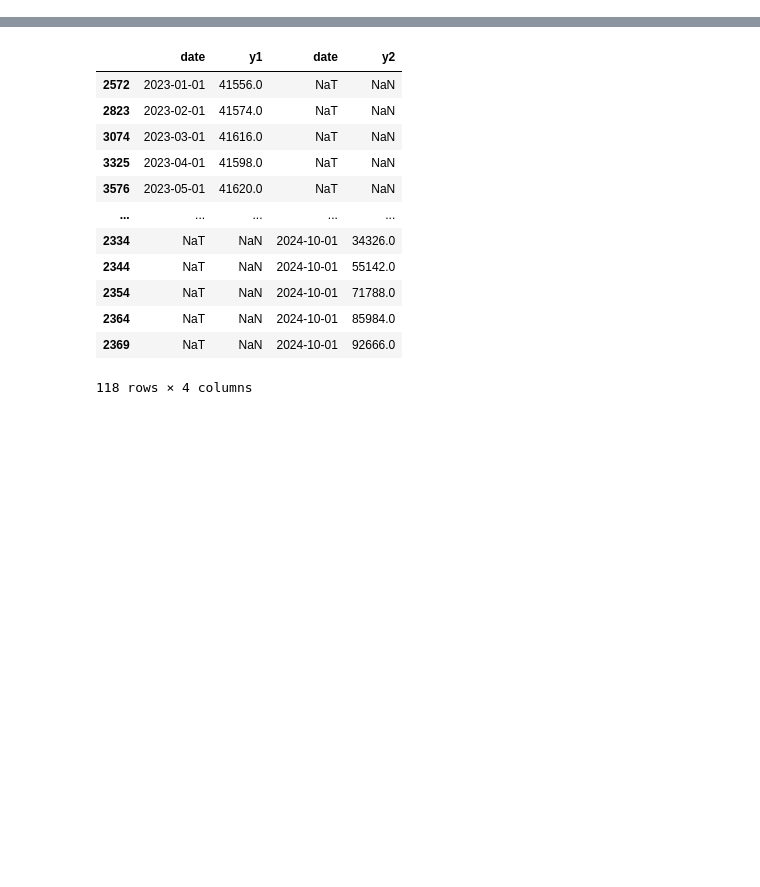
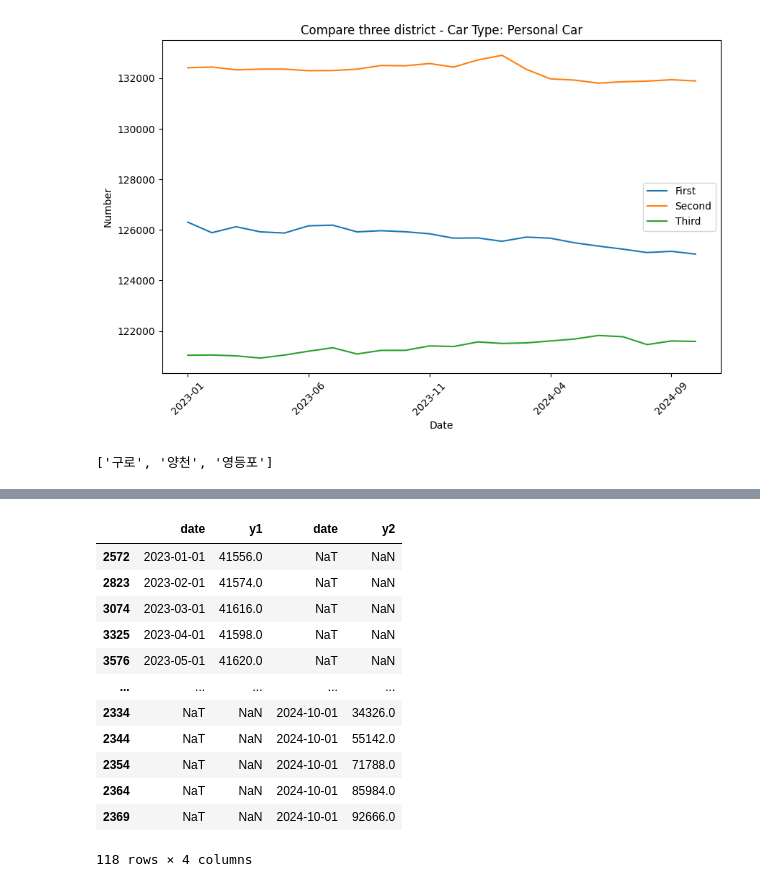
Before and after one commit to SKNETWORKS-FAMILY-AICAMP/SKN07-1st-2Team, a Jupyter notebook: analysis-district.ipynb, the cells around one changed output, grey strips where cells are left out. Cells and saved outputs as stored; diff of their text form; code cells hidden in the pictures; blank space fills up the shorter version.

```diff
--- a/analysis-district.ipynb
+++ b/analysis-district.ipynb
@@ -75,0 +180,69 @@ ga_df = pd.read_sql(query, engine)
+# %%
+import pandas as pd
+import matplotlib.pyplot as plt
+
+district = ['구로', '양천', '영등포']
+
+# 첫번째 데이터
+sigungu = df.drop(columns=['id'])
+gungu = district[0]
+cartype = '승용'
+
+sigungu['date'] = (sigungu['year'].astype(str) + '-' + sigungu['month'].astype(str).str.zfill(2))
+
+tmp = sigungu[(sigungu['district_gugun'].str.contains(gungu)) & (sigungu['car_type'] == cartype)]
+tmp = tmp.sort_values(by=['year', 'month'])
+tmp = tmp.rename(columns={'num': 'First'})
+
+# 두번쨰 데이터
+sigungu2 = df.drop(columns=['id'])
+gungu2 = district[1]
+cartype2 = '승용'
+
+sigungu2['date'] = (sigungu2['year'].astype(str) + '-' + sigungu2['month'].astype(str).str.zfill(2))
+
+tmp2 = sigungu2[(sigungu2['district_gugun'].str.contains(gungu2)) & (sigungu2['car_type'] == cartype2)]
+tmp2 = tmp2.sort_values(by=['year', 'month'])
+tmp2 = tmp2.rename(columns={'num': 'Second'})
+
+# 세번째 데이터
+sigungu3 = df.drop(columns=['id'])
+gungu3 = district[2]
+cartype3 = '승용'
+
+sigungu3['date'] = (sigungu3['year'].astype(str) + '-' + sigungu3['month'].astype(str).str.zfill(2))
+
+tmp3 = sigungu3[(sigungu3['district_gugun'].str.contains(gungu3)) & (sigungu3['car_type'] == cartype3)]
+tmp3 = tmp3.sort_values(by=['year', 'month'])
+tmp3 = tmp3.rename(columns={'num': 'Third'})
+
+# 그래프 그리기
+fig, ax = plt.subplots(figsize=(10, 6))
+
+# 강남 데이터
+tmp.reset_index().plot(x='date', y='First', ax=ax, label='First')
+
+# 송파 데이터
+tmp2.reset_index().plot(x='date', y='Second', ax=ax, label='Second')
+
+# 서초 데이터
+tmp3.reset_index().plot(x='date', y='Third', ax=ax, label='Third')
+
+# 범례 추가
+plt.legend()
+
+# 그래프 제목, x, y축 레이블 추가 (필요에 따라)
+plt.title('Compare three district - Car Type: Personal Car')
+plt.xlabel('Date')
+plt.ylabel('Number')
+
+# x축 레이블 회전 (날짜 형식에 따라 조정)
+plt.xticks(rotation=45)
+
+# 그래프 출력
+plt.show()
+
+print(district)
+# %% [output]
+[figure, added]
+['구로', '양천', '영등포']
```
Also changed, not shown: parts of 8 cells of this notebook.
